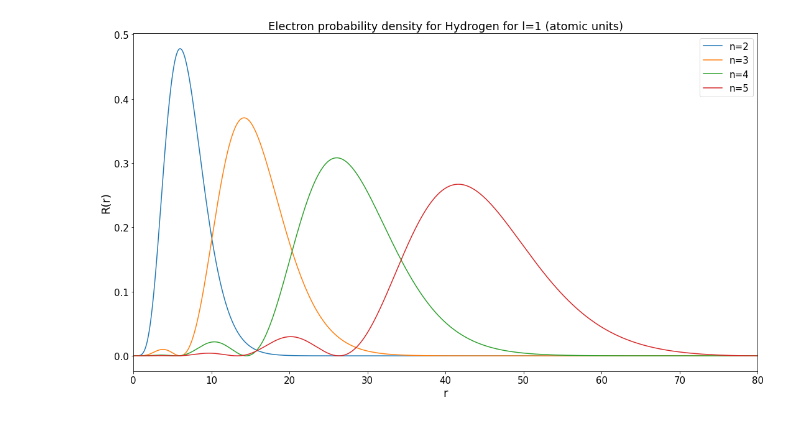
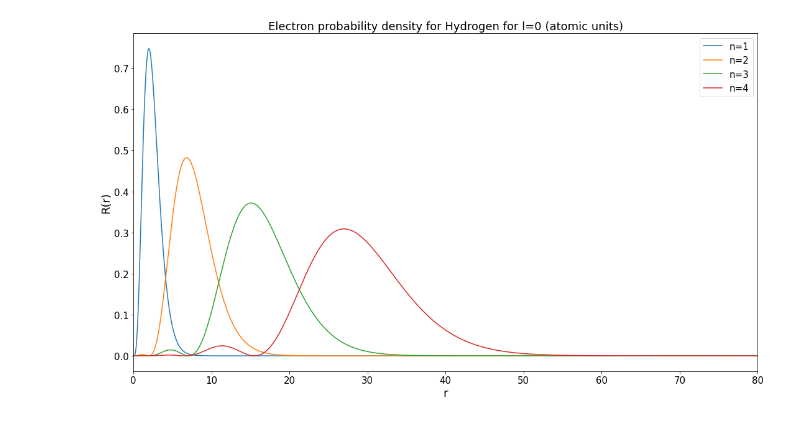
Before and after one commit to ahill187/numerical-methods-ppm, a Jupyter notebook: HydrogenAtom_Numerov.ipynb, the cells around one changed output. Drawn from its saved outputs; the diff is of its cells as text; code cells hidden in the pictures.

```diff
--- a/HydrogenAtom_Numerov.ipynb
+++ b/HydrogenAtom_Numerov.ipynb
@@ -48,43 +48,44 @@ plt.rcParams.update(params)
 # %%
 
 R = np.linspace(1e-7, 80, 10**6)
-l=1
+l=0
 
 fig = plt.figure(figsize=(18,10))
 plt.title(f"Electron probability density for Hydrogen for l={l} (atomic units)")
-for n in range(2, 6):
+for n in range(l+1, 5):
     En=-1.0/(n**2)
     f = fhyd(En,l,R[::-1])
     psi = numerov(f,0,R[1]-R[0])[::-1]
     psi = (psi*R)**2
     norm = integrate.trapezoid(psi**2,x=R)
     psi = psi/np.sqrt(abs(norm))
+
 
 
 
     plt.plot(R, psi, label=f"n={n}")
     plt.xlabel("r")
     plt.xlim(0,80)
 #    plt.ylim(-1,2)
     plt.ylabel("R(r)")
     plt.legend(prop={"size":15})
 
 plt.show()
 
 # fig2 = plt.figure(figsize=(18,10))
 
 # psi1 = 2*np.exp(-R)
 # psi2 = 2*(1/2)**1.5*(1-R/2)*np.exp(-R/2)
 # psi3 = 2*(1/3)**1.5*(1-(2*R)/3+2*(R**2)/27)*np.exp(-R/3)
 
 # plt.title(f"Actual Radial wavefunction of Hydrogen for l={l} - atomic units")
 # plt.plot(R, psi1, label=f"n={1}")
 # plt.plot(R, psi2, label=f"n={2}")
 # plt.plot(R, psi3, label=f"n={3}")
 # plt.xlabel("r")
 # plt.xlim(0,30)
 # plt.ylim(-1,2)
 # plt.ylabel("R(r)")
 # plt.legend(prop={"size":15})
 # %% [output]
-[figure, old version]
+[figure, new version]
```
